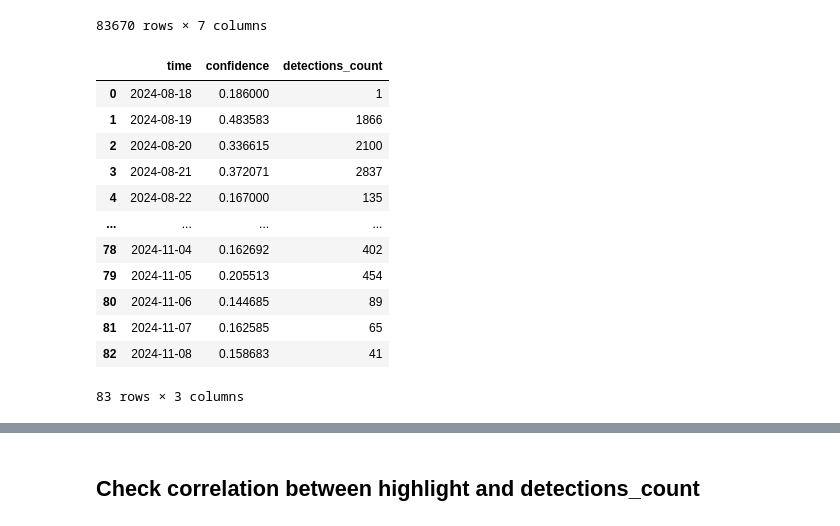
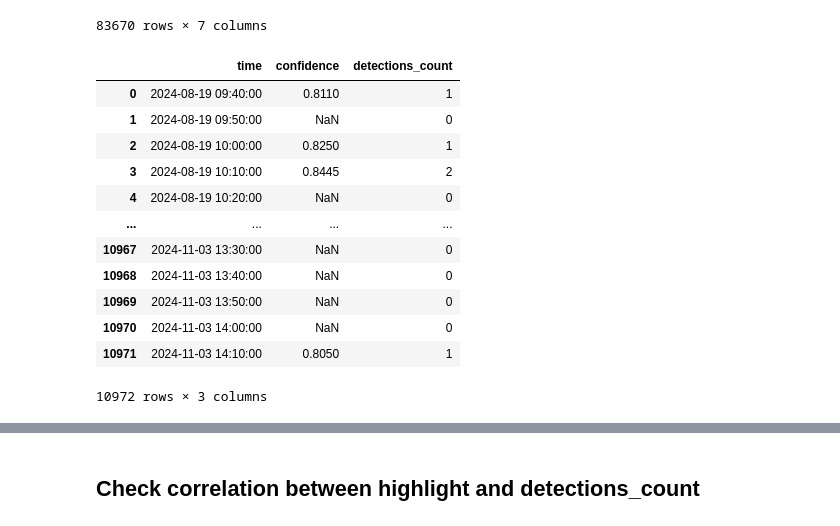
Before and after one commit to wiggle-bin/wiggle-notes, a Jupyter notebook: worms_actvitiy/DataActivityCorrelationUsingTargets.ipynb, the cells around one changed output, grey strips where cells are left out. Saved outputs shown, nothing was run; the diff lists cells and outputs as text; code cells hidden in the pictures.

```diff
--- a/worms_actvitiy/DataActivityCorrelationUsingTargets.ipynb
+++ b/worms_actvitiy/DataActivityCorrelationUsingTargets.ipynb
@@ -163,28 +171,27 @@ detections_worm
 | 141632 | 2024-11-08 14:25:35.302170 | 93 | 84 | 140 | 165 | worm | 0.116 |
 83670 rows × 7 columns
 # %%
-# Group by day
-detections_worm_by_day = detections_worm.resample('D', on='time').agg({
+detections_worm_by_day_confident = detections_worm[detections_worm['confidence'] > 0.8]
+
+detections_worm_by_day = detections_worm_by_day_confident.groupby(pd.Grouper(key='time', freq='10min')).agg({
     'confidence': 'mean',
     'class': 'count'
 }).rename(columns={'class': 'detections_count'})
 
-detections_worm_by_day_confident = detections_worm_by_day[detections_worm_by_day['confidence'] > 0.7]
-
 detections_worm_by_day.reset_index(inplace=True)
 
 detections_worm_by_day
 # %% [output]
 |  | time | confidence | detections_count |
-| 0 | 2024-08-18 | 0.186000 | 1 |
-| 1 | 2024-08-19 | 0.483583 | 1866 |
-| 2 | 2024-08-20 | 0.336615 | 2100 |
-| 3 | 2024-08-21 | 0.372071 | 2837 |
-| 4 | 2024-08-22 | 0.167000 | 135 |
+| 0 | 2024-08-19 09:40:00 | 0.8110 | 1 |
+| 1 | 2024-08-19 09:50:00 | NaN | 0 |
+| 2 | 2024-08-19 10:00:00 | 0.8250 | 1 |
+| 3 | 2024-08-19 10:10:00 | 0.8445 | 2 |
+| 4 | 2024-08-19 10:20:00 | NaN | 0 |
 | ... | ... | ... | ... |
-| 78 | 2024-11-04 | 0.162692 | 402 |
-| 79 | 2024-11-05 | 0.205513 | 454 |
-| 80 | 2024-11-06 | 0.144685 | 89 |
-| 81 | 2024-11-07 | 0.162585 | 65 |
-| 82 | 2024-11-08 | 0.158683 | 41 |
+| 10967 | 2024-11-03 13:30:00 | NaN | 0 |
+| 10968 | 2024-11-03 13:40:00 | NaN | 0 |
+| 10969 | 2024-11-03 13:50:00 | NaN | 0 |
+| 10970 | 2024-11-03 14:00:00 | NaN | 0 |
+| 10971 | 2024-11-03 14:10:00 | 0.8050 | 1 |
-83 rows × 3 columns
+10972 rows × 3 columns
```
Also changed, not shown: parts of 9 cells of this notebook.
